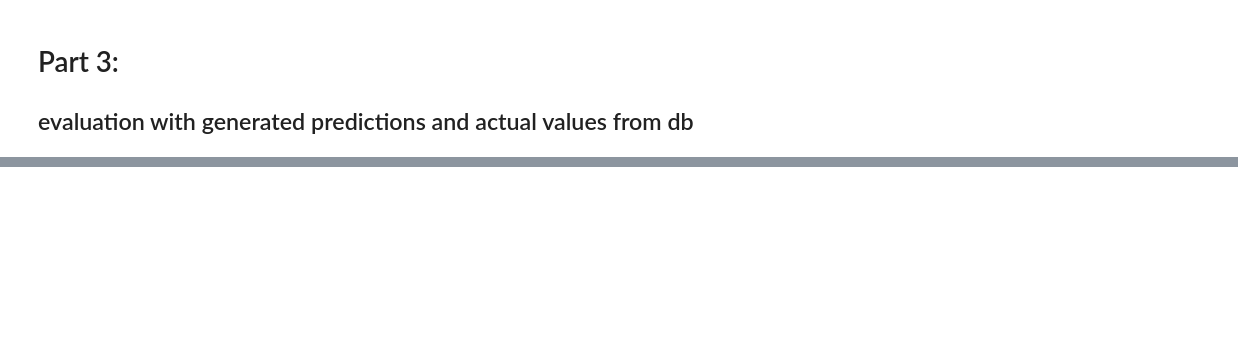
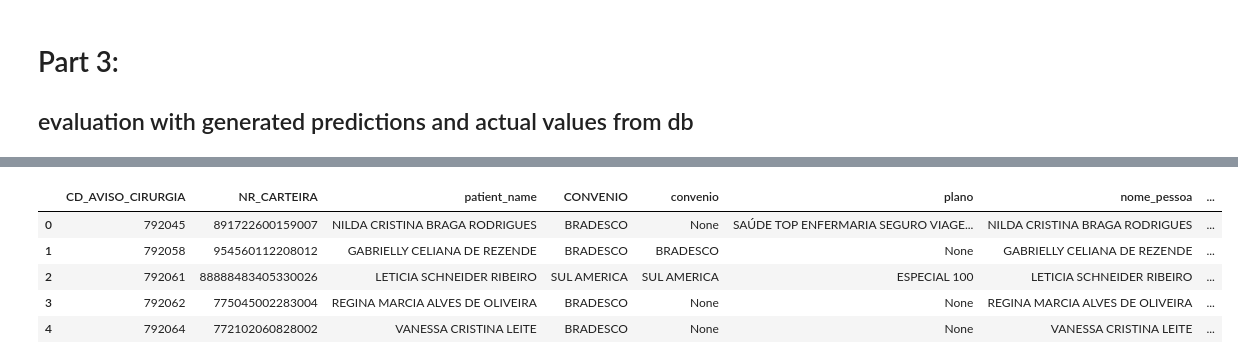
Before and after one commit to joao-thomaz-mle/carteirinha-api, a Jupyter notebook: POC/04_llm_textract_carteirinha_eval.ipynb, the cells around one changed output, grey strips where cells are left out. Saved outputs shown, nothing was run; the diff lists cells and outputs as text; code cells hidden in the pictures; blank space fills up the shorter version.

```diff
--- a/POC/04_llm_textract_carteirinha_eval.ipynb
+++ b/POC/04_llm_textract_carteirinha_eval.ipynb
@@ -209,6 +347,13 @@ llm_results_df = pd.read_sql("SELECT * FROM llm_results", engine_llm)
 # %%
-df_merged_final.drop_duplicates(subset=["LO_DOCUMENTO_ANEXO_CIRURGICO"], inplace=True)
+
 df_merged_final.to_string()
 llm_results_df.to_string()
 eval_df = pd.merge(df_merged_final, llm_results_df, on="CD_AVISO_CIRURGIA", how="inner")
 eval_df.head()
+# %% [output]
+|  | CD_AVISO_CIRURGIA | NR_CARTEIRA | patient_name | CONVENIO | convenio | plano | nome_pessoa | ... |
+| 0 | 792045 | 891722600159007 | NILDA CRISTINA BRAGA RODRIGUES | BRADESCO | None | SAÚDE TOP ENFERMARIA SEGURO VIAGE... | NILDA CRISTINA BRAGA RODRIGUES | ... |
+| 1 | 792058 | 954560112208012 | GABRIELLY CELIANA DE REZENDE | BRADESCO | BRADESCO | None | GABRIELLY CELIANA DE REZENDE | ... |
+| 2 | 792061 | 88888483405330026 | LETICIA SCHNEIDER RIBEIRO | SUL AMERICA | SUL AMERICA | ESPECIAL 100 | LETICIA SCHNEIDER RIBEIRO | ... |
+| 3 | 792062 | 775045002283004 | REGINA MARCIA ALVES DE OLIVEIRA | BRADESCO | None | None | REGINA MARCIA ALVES DE OLIVEIRA | ... |
+| 4 | 792064 | 772102060828002 | VANESSA CRISTINA LEITE | BRADESCO | None | None | VANESSA CRISTINA LEITE | ... |
```
Also changed, not shown: parts of 23 cells of this notebook, 2 other files.
